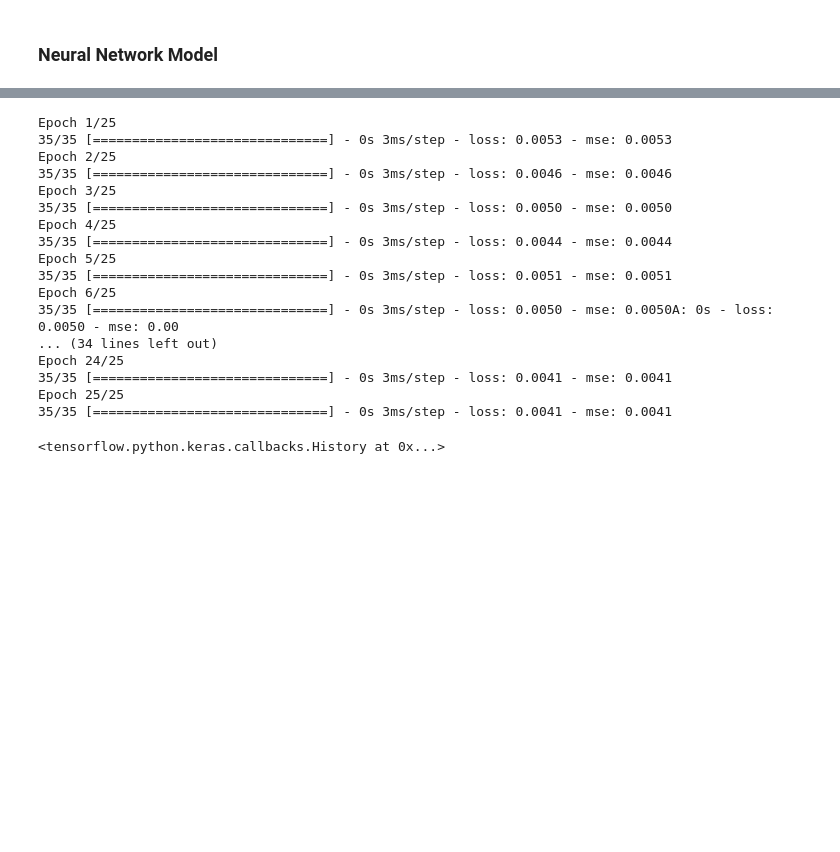
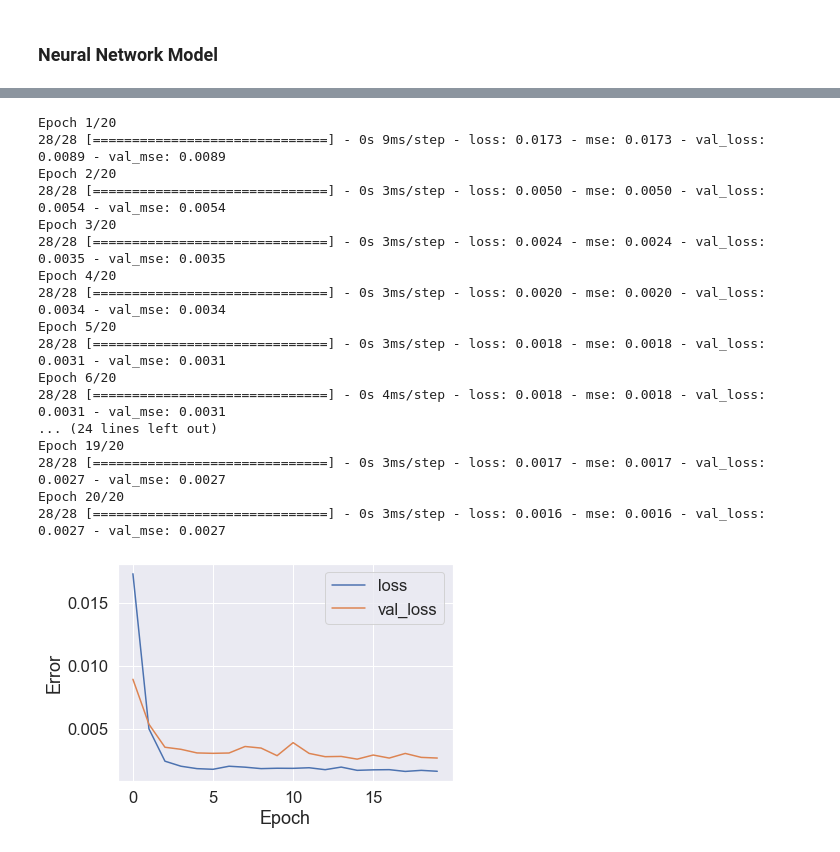
Before and after one commit to vvenkatesh-ML/Projects, a Jupyter notebook: Assignment 1/assignment_code.ipynb, the cells around one changed output, grey strips where cells are left out. Cells and saved outputs as stored; diff of their text form; code cells hidden in the pictures; blank space fills up the shorter version.

```diff
--- a/Assignment 1/assignment_code.ipynb
+++ b/Assignment 1/assignment_code.ipynb
@@ -246,26 +251,37 @@ Non-trainable params: 0
 _________________________________________________________________
 # %%
 model.compile(loss='mse', optimizer='adam', metrics=['mse'])
-model.fit(X_train, y_train, epochs = 25, batch_size = 32)
+history = model.fit(X_train, y_train, epochs = 20, batch_size = 32, validation_split = 0.2)
 # %% [output]
-Epoch 1/25
-35/35 [==============================] - 0s 3ms/step - loss: 0.0053 - mse: 0.0053
-Epoch 2/25
-35/35 [==============================] - 0s 3ms/step - loss: 0.0046 - mse: 0.0046
-Epoch 3/25
-35/35 [==============================] - 0s 3ms/step - loss: 0.0050 - mse: 0.0050
-Epoch 4/25
-35/35 [==============================] - 0s 3ms/step - loss: 0.0044 - mse: 0.0044
-Epoch 5/25
-35/35 [==============================] - 0s 3ms/step - loss: 0.0051 - mse: 0.0051
-Epoch 6/25
-35/35 [==============================] - 0s 3ms/step - loss: 0.0050 - mse: 0.0050A: 0s - loss: 0.0050 - mse: 0.00
-... (34 lines left out)
-Epoch 24/25
-35/35 [==============================] - 0s 3ms/step - loss: 0.0041 - mse: 0.0041
-Epoch 25/25
-35/35 [==============================] - 0s 3ms/step - loss: 0.0041 - mse: 0.0041
+Epoch 1/20
+28/28 [==============================] - 0s 9ms/step - loss: 0.0173 - mse: 0.0173 - val_loss: 0.0089 - val_mse: 0.0089
+Epoch 2/20
+28/28 [==============================] - 0s 3ms/step - loss: 0.0050 - mse: 0.0050 - val_loss: 0.0054 - val_mse: 0.0054
+Epoch 3/20
+28/28 [==============================] - 0s 3ms/step - loss: 0.0024 - mse: 0.0024 - val_loss: 0.0035 - val_mse: 0.0035
+Epoch 4/20
+28/28 [==============================] - 0s 3ms/step - loss: 0.0020 - mse: 0.0020 - val_loss: 0.0034 - val_mse: 0.0034
+Epoch 5/20
+28/28 [==============================] - 0s 3ms/step - loss: 0.0018 - mse: 0.0018 - val_loss: 0.0031 - val_mse: 0.0031
+Epoch 6/20
+28/28 [==============================] - 0s 4ms/step - loss: 0.0018 - mse: 0.0018 - val_loss: 0.0031 - val_mse: 0.0031
+... (24 lines left out)
+Epoch 19/20
+28/28 [==============================] - 0s 3ms/step - loss: 0.0017 - mse: 0.0017 - val_loss: 0.0027 - val_mse: 0.0027
+Epoch 20/20
+28/28 [==============================] - 0s 3ms/step - loss: 0.0016 - mse: 0.0016 - val_loss: 0.0027 - val_mse: 0.0027
-<tensorflow.python.keras.callbacks.History at 0x...>
+# %%
+def plot_loss(history):
+  plt.plot(history.history['loss'], label='loss')
+  plt.plot(history.history['val_loss'], label='val_loss')
+  plt.xlabel('Epoch')
+  plt.ylabel('Error')
+  plt.legend()
+  plt.grid(True)
+
+plot_loss(history)
+# %% [output]
+[figure, added]
 # %%
 nn_pred = model.predict(X_test)
 test_nn_r2 = r2_score(y_test,nn_pred)*100
```
Also changed, not shown: parts of 6 cells of this notebook.
